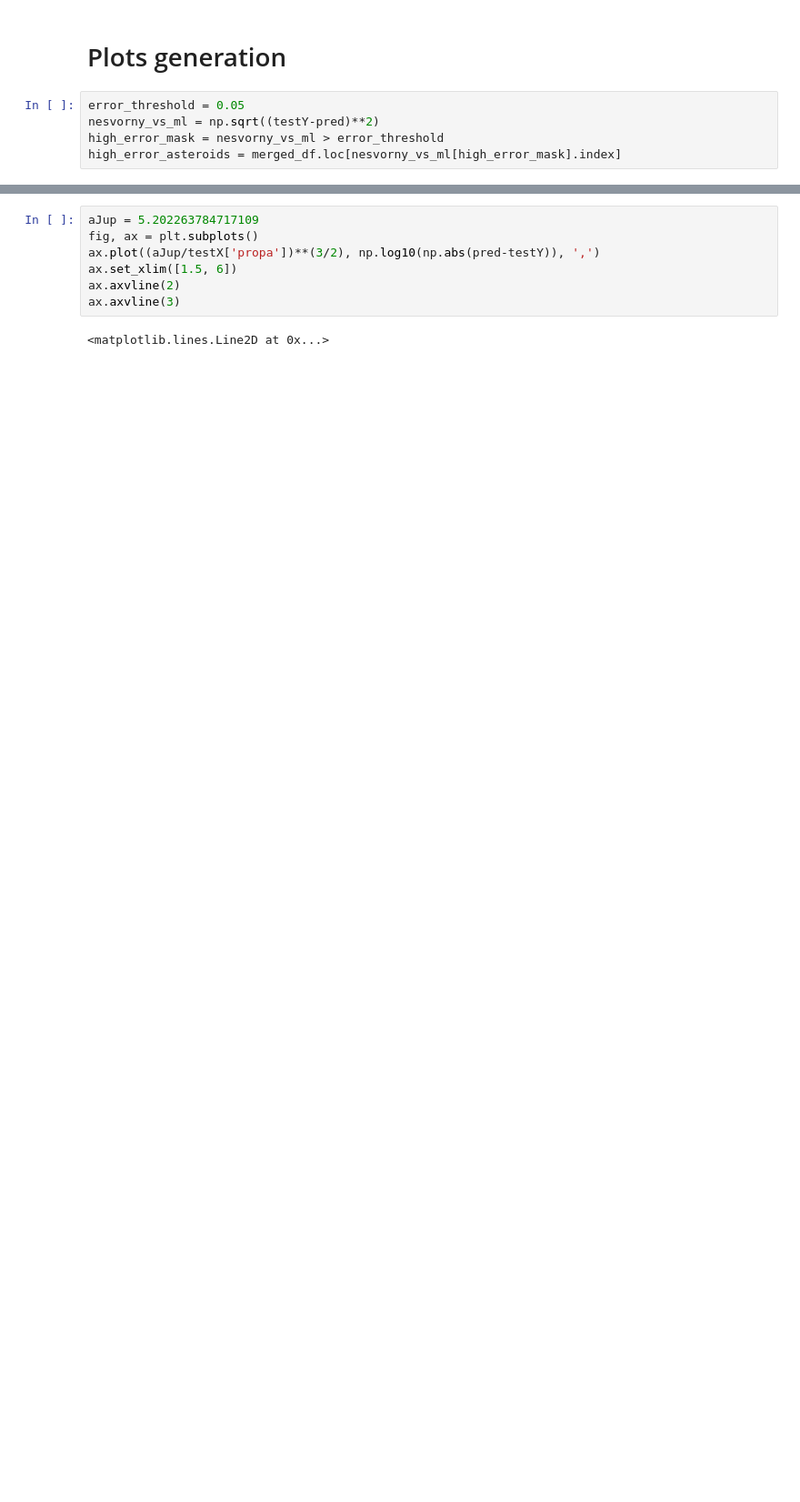
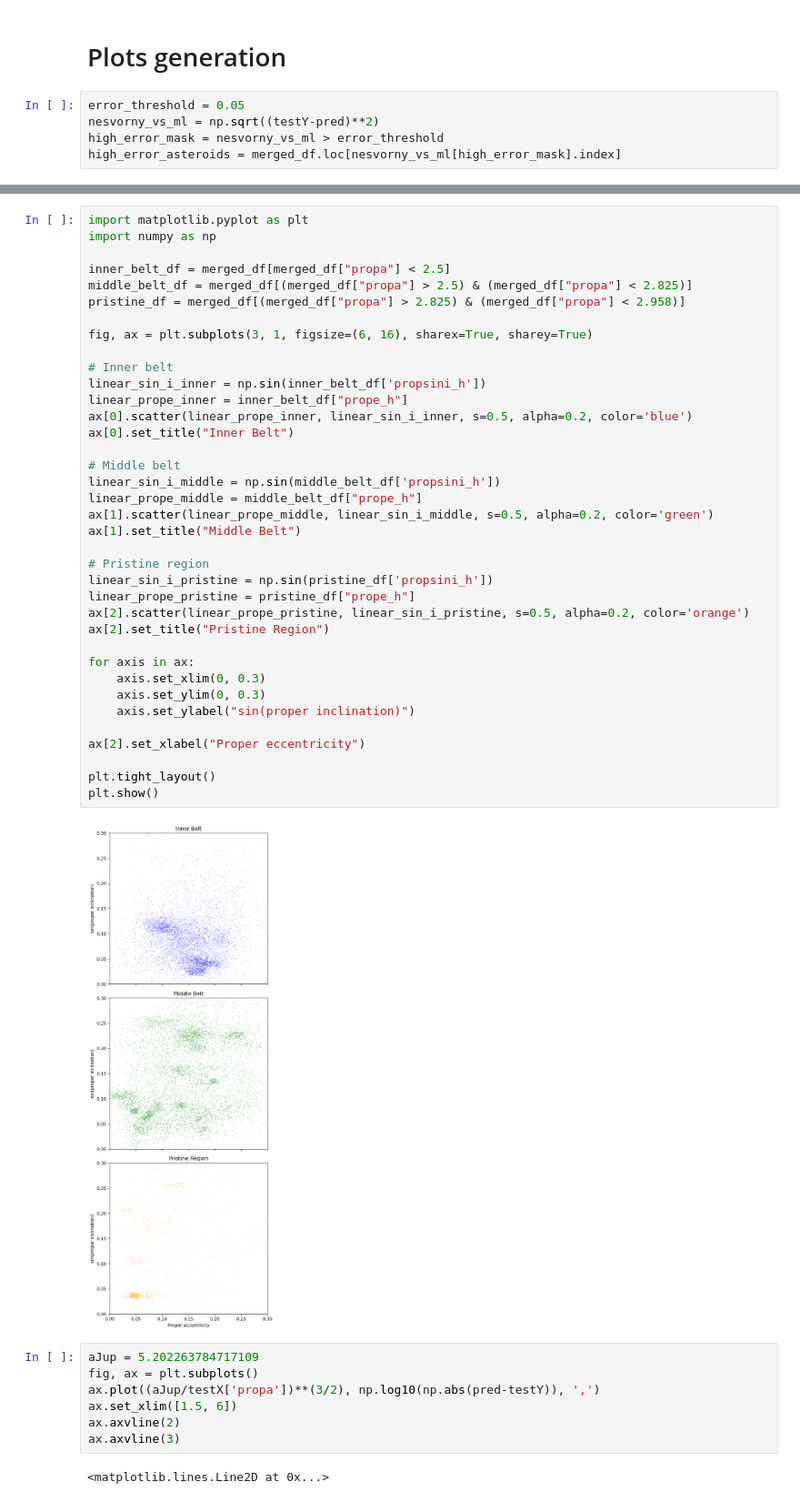
Before and after one commit to kavidey/action-angle-discovery, a Jupyter notebook: properelements.ipynb, the cells around one changed output, grey strips where cells are left out. Shown at 91% size. Drawn from its saved outputs; the diff is of its cells as text; blank space fills up the shorter version.

```diff
--- a/properelements.ipynb
+++ b/properelements.ipynb
@@ -488,3 +553,42 @@ plt.legend()
+# %%
+import matplotlib.pyplot as plt
+import numpy as np
+
+inner_belt_df = merged_df[merged_df["propa"] < 2.5]
+middle_belt_df = merged_df[(merged_df["propa"] > 2.5) & (merged_df["propa"] < 2.825)]
+pristine_df = merged_df[(merged_df["propa"] > 2.825) & (merged_df["propa"] < 2.958)]
+
+fig, ax = plt.subplots(3, 1, figsize=(6, 16), sharex=True, sharey=True)
+
+# Inner belt
+linear_sin_i_inner = np.sin(inner_belt_df['propsini_h'])
+linear_prope_inner = inner_belt_df["prope_h"]
+ax[0].scatter(linear_prope_inner, linear_sin_i_inner, s=0.5, alpha=0.2, color='blue')
+ax[0].set_title("Inner Belt")
+
+# Middle belt
+linear_sin_i_middle = np.sin(middle_belt_df['propsini_h'])
+linear_prope_middle = middle_belt_df["prope_h"]
+ax[1].scatter(linear_prope_middle, linear_sin_i_middle, s=0.5, alpha=0.2, color='green')
+ax[1].set_title("Middle Belt")
+
+# Pristine region
+linear_sin_i_pristine = np.sin(pristine_df['propsini_h'])
+linear_prope_pristine = pristine_df["prope_h"]
+ax[2].scatter(linear_prope_pristine, linear_sin_i_pristine, s=0.5, alpha=0.2, color='orange')
+ax[2].set_title("Pristine Region")
+
+for axis in ax:
+    axis.set_xlim(0, 0.3)
+    axis.set_ylim(0, 0.3)
+    axis.set_ylabel("sin(proper inclination)")
+
+ax[2].set_xlabel("Proper eccentricity")
+
+plt.tight_layout()
+plt.show()
+# %% [output]
+[figure, added]
 # %%
 aJup = 5.202263784717109
 fig, ax = plt.subplots()
```
Also changed, not shown: parts of 29 cells of this notebook.
